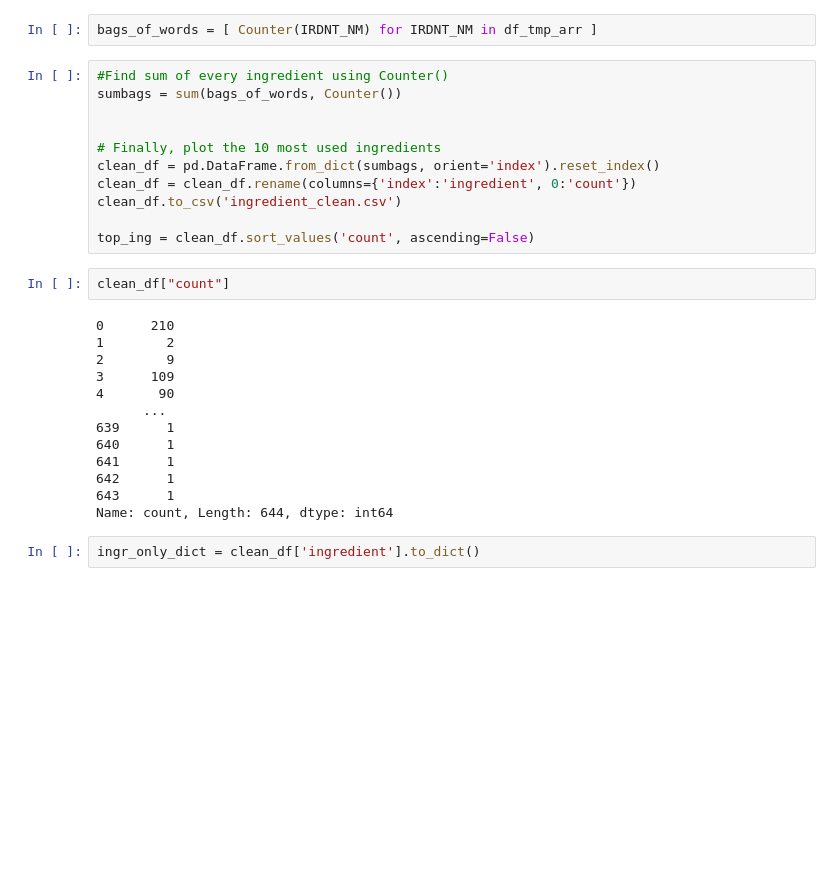
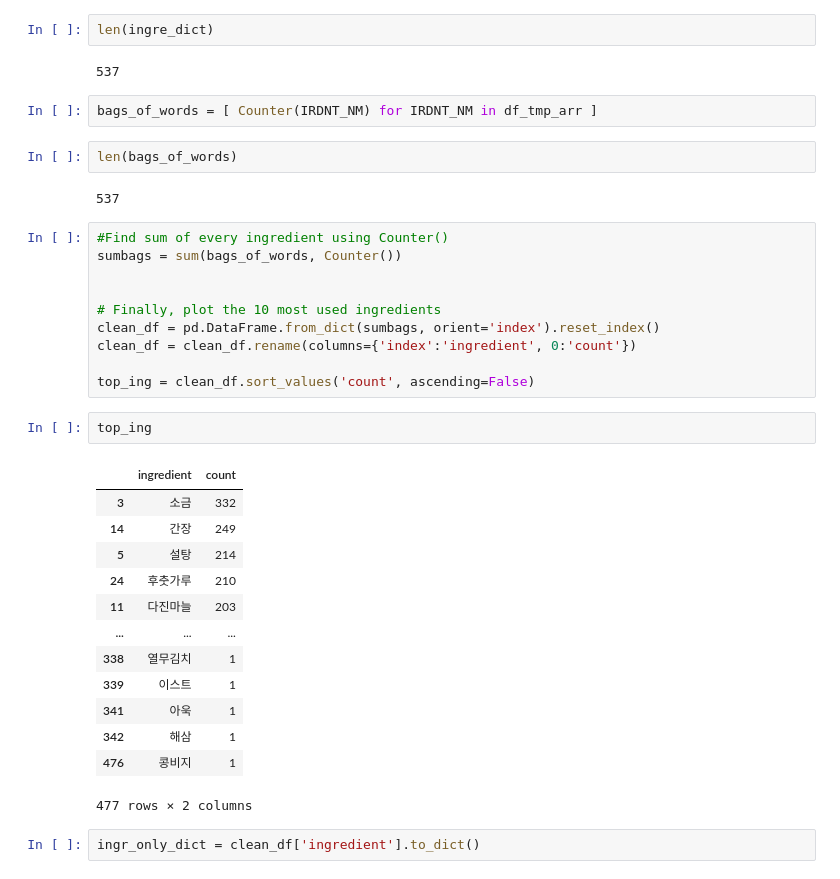
Before and after one commit to JHTMN/Recipify, a Jupyter notebook: Recipify/tf-idf.ipynb, the cells around one changed output. Saved outputs shown, nothing was run; the diff lists cells and outputs as text; blank space fills up the shorter version.

```diff
--- a/Recipify/tf-idf.ipynb
+++ b/Recipify/tf-idf.ipynb
@@ -48,5 +32,13 @@ ingre_dict
+# %%
+len(ingre_dict)
+# %% [output]
+537
 # %%
 bags_of_words = [ Counter(IRDNT_NM) for IRDNT_NM in df_tmp_arr ]
+# %%
+len(bags_of_words)
+# %% [output]
+537
 # %%
 #Find sum of every ingredient using Counter()
 sumbags = sum(bags_of_words, Counter())
@@ -55,24 +47,24 @@ sumbags = sum(bags_of_words, Counter())
 # Finally, plot the 10 most used ingredients
 clean_df = pd.DataFrame.from_dict(sumbags, orient='index').reset_index()
 clean_df = clean_df.rename(columns={'index':'ingredient', 0:'count'})
-clean_df.to_csv('ingredient_clean.csv')
 
 top_ing = clean_df.sort_values('count', ascending=False)
-# %%
-clean_df["count"]
-# %% [output]
-0      210
-1        2
-2        9
-3      109
-4       90
-      ...
-639      1
-640      1
-641      1
-642      1
-643      1
-Name: count, Length: 644, dtype: int64
+# %%
+top_ing
+# %% [output]
+|  | ingredient | count |
+| 3 | 소금 | 332 |
+| 14 | 간장 | 249 |
+| 5 | 설탕 | 214 |
+| 24 | 후춧가루 | 210 |
+| 11 | 다진마늘 | 203 |
+| ... | ... | ... |
+| 338 | 열무김치 | 1 |
+| 339 | 이스트 | 1 |
+| 341 | 아욱 | 1 |
+| 342 | 해삼 | 1 |
+| 476 | 콩비지 | 1 |
+477 rows × 2 columns
 # %%
 ingr_only_dict = clean_df['ingredient'].to_dict()
 # %%
```
Also changed, not shown: parts of 25 cells of this notebook.
